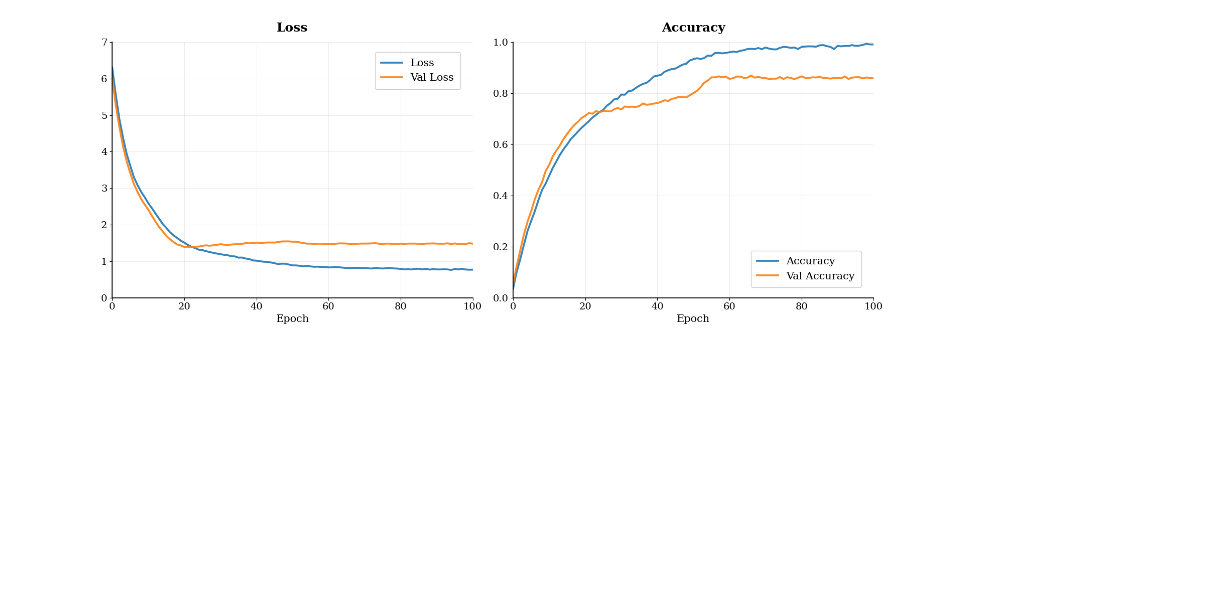
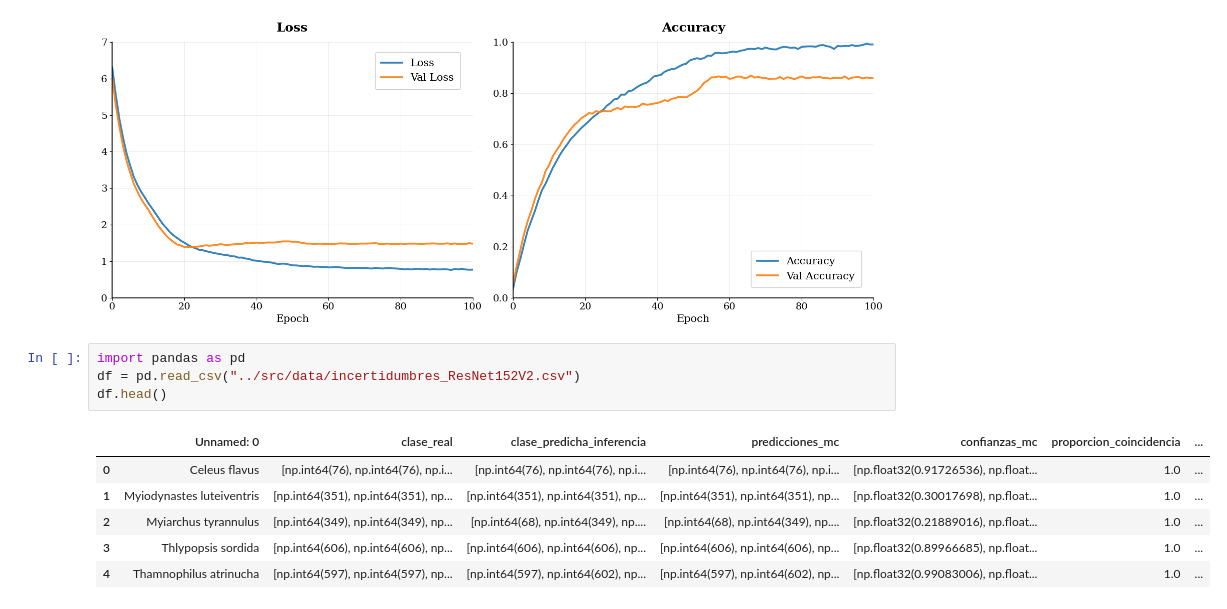
Before and after one commit to camiloacp/The-Evolutionary-Structure-of-Acoustic-Learnability-A-Deep-Learning-Approach-to-Neotropical-Birdsong, a Jupyter notebook: notebooks/17_plots.ipynb, the cells around one changed output. Drawn from its saved outputs; the diff is of its cells as text; blank space fills up the shorter version.

Commit message:
feat: metricas incertidumbres

```diff
--- a/notebooks/17_plots.ipynb
+++ b/notebooks/17_plots.ipynb
@@ -321,3 +321,14 @@ plt.savefig('learning_curves_exactas.png', dpi=300, bbox_inches='tight',
 plt.show()
 # %% [output]
 [figure]
+# %%
+import pandas as pd
+df = pd.read_csv("../src/data/incertidumbres_ResNet152V2.csv")
+df.head()
+# %% [output]
+|  | Unnamed: 0 | clase_real | clase_predicha_inferencia | predicciones_mc | confianzas_mc | proporcion_coincidencia | ... |
+| 0 | Celeus flavus | [np.int64(76), np.int64(76), np.i... | [np.int64(76), np.int64(76), np.i... | [np.int64(76), np.int64(76), np.i... | [np.float32(0.91726536), np.float... | 1.0 | ... |
+| 1 | Myiodynastes luteiventris | [np.int64(351), np.int64(351), np... | [np.int64(351), np.int64(351), np... | [np.int64(351), np.int64(351), np... | [np.float32(0.30017698), np.float... | 1.0 | ... |
+| 2 | Myiarchus tyrannulus | [np.int64(349), np.int64(349), np... | [np.int64(68), np.int64(349), np.... | [np.int64(68), np.int64(349), np.... | [np.float32(0.21889016), np.float... | 1.0 | ... |
+| 3 | Thlypopsis sordida | [np.int64(606), np.int64(606), np... | [np.int64(606), np.int64(606), np... | [np.int64(606), np.int64(606), np... | [np.float32(0.89966685), np.float... | 1.0 | ... |
+| 4 | Thamnophilus atrinucha | [np.int64(597), np.int64(597), np... | [np.int64(597), np.int64(602), np... | [np.int64(597), np.int64(602), np... | [np.float32(0.99083006), np.float... | 1.0 | ... |
```
Also changed, not shown: parts of 1 cell of this notebook.
